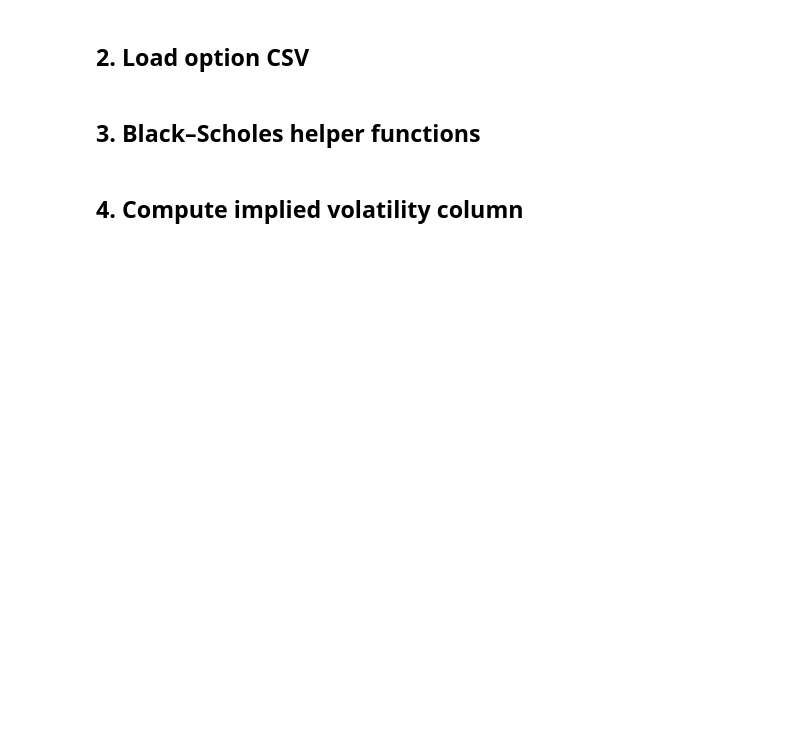
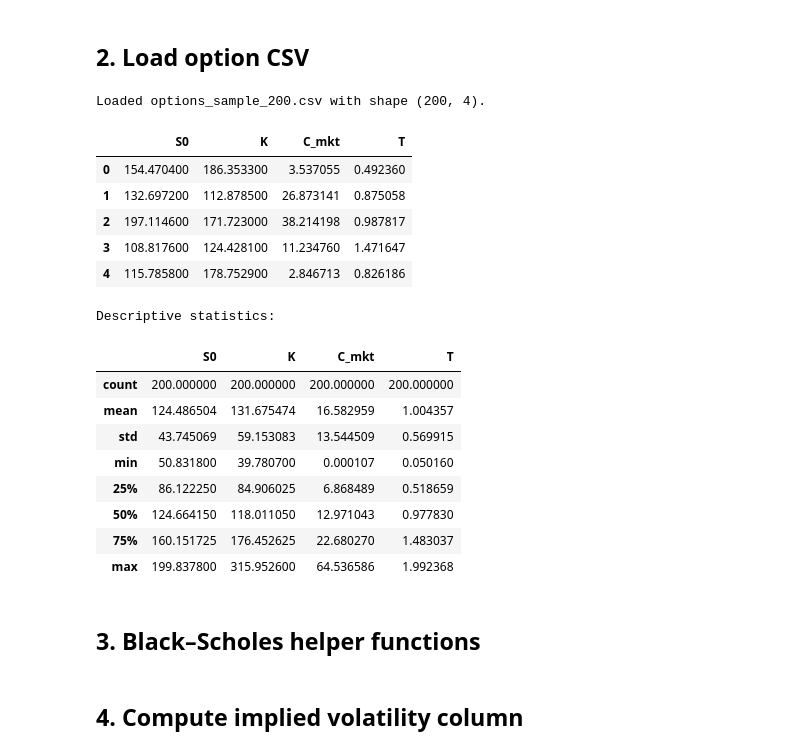
Before and after one commit to nicolassalok1/RepoFinal, a Jupyter notebook: NN/implied_vol_surface.ipynb, the cells around one changed output. Cells and saved outputs as stored; diff of their text form; code cells hidden in the pictures; blank space fills up the shorter version.

```diff
--- a/NN/implied_vol_surface.ipynb
+++ b/NN/implied_vol_surface.ipynb
@@ -30,19 +32,36 @@ print("Libraries imported successfully.")
 # %%
 # Path to the CSV sitting next to this notebook. Adjust if your data lives elsewhere.
 CSV_PATH = "options_sample_200.csv"
 
 # Read the dataset and perform quick sanity checks.
 df = pd.read_csv(CSV_PATH)
 expected_cols = {"S0", "K", "C_mkt", "T"}
 missing = expected_cols - set(df.columns)
 if missing:
     raise ValueError(f"CSV is missing required columns: {missing}")
 
 print(f"Loaded {CSV_PATH} with shape {df.shape}.")
 display(df.head())
-print("
-Descriptive statistics:")
+print("Descriptive statistics:")
 display(df.describe(include='all'))
+# %% [output]
+Loaded options_sample_200.csv with shape (200, 4).
+|  | S0 | K | C_mkt | T |
+| 0 | 154.470400 | 186.353300 | 3.537055 | 0.492360 |
+| 1 | 132.697200 | 112.878500 | 26.873141 | 0.875058 |
+| 2 | 197.114600 | 171.723000 | 38.214198 | 0.987817 |
+| 3 | 108.817600 | 124.428100 | 11.234760 | 1.471647 |
+| 4 | 115.785800 | 178.752900 | 2.846713 | 0.826186 |
+Descriptive statistics:
+|  | S0 | K | C_mkt | T |
+| count | 200.000000 | 200.000000 | 200.000000 | 200.000000 |
+| mean | 124.486504 | 131.675474 | 16.582959 | 1.004357 |
+| std | 43.745069 | 59.153083 | 13.544509 | 0.569915 |
+| min | 50.831800 | 39.780700 | 0.000107 | 0.050160 |
+| 25% | 86.122250 | 84.906025 | 6.868489 | 0.518659 |
+| 50% | 124.664150 | 118.011050 | 12.971043 | 0.977830 |
+| 75% | 160.151725 | 176.452625 | 22.680270 | 1.483037 |
+| max | 199.837800 | 315.952600 | 64.536586 | 1.992368 |
 # %% [markdown]
 ## 3. Black–Scholes helper functions
 # %%
```
Also changed, not shown: parts of 6 cells of this notebook, 1 other file.
